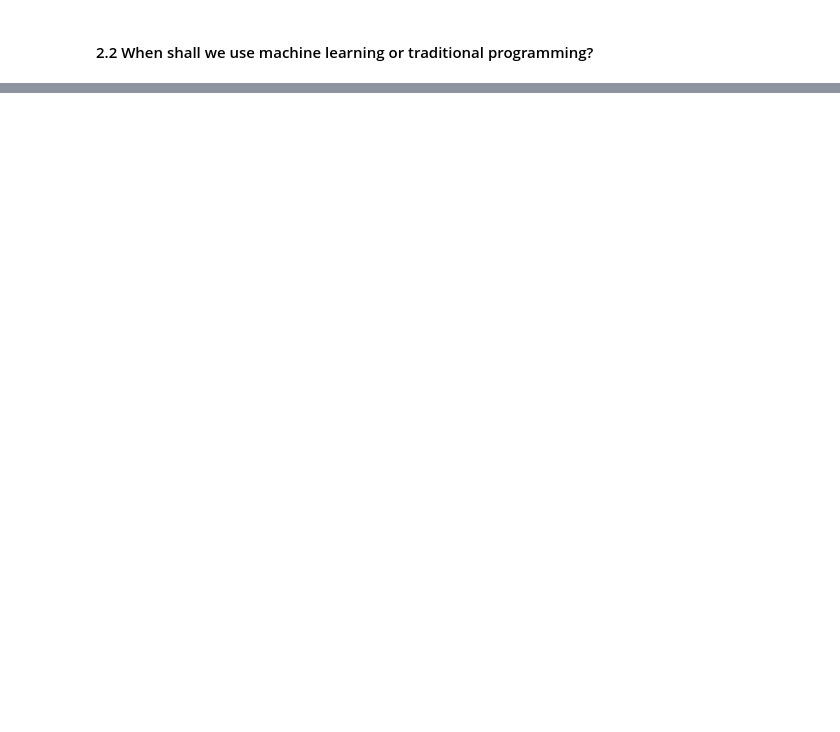
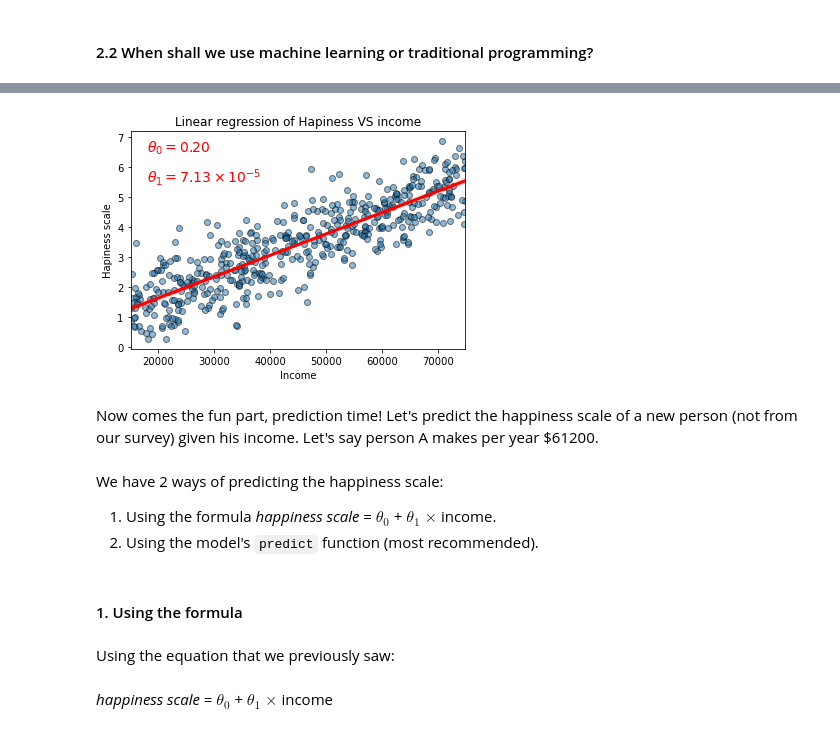
Before and after one commit to semasuka/blog, a Jupyter notebook: ipynb/Demystify Machine Learning.ipynb, the cells around one changed output, grey strips where cells are left out. Saved outputs shown, nothing was run; the diff lists cells and outputs as text; code cells hidden in the pictures; blank space fills up the shorter version.

````diff
--- a/ipynb/Demystify Machine Learning.ipynb
+++ b/ipynb/Demystify Machine Learning.ipynb
@@ -70,0 +307,23 @@ I strong believe that machine learning and traditional programming will co-estis
+# %%
+sns.regplot(x=income_data["income"],y=income_data["happiness"],line_kws={"color":"red","linewidth":3},scatter_kws={"alpha":0.5,"edgecolor":"black"})
+plt.text(18000,6.5, r"$\theta_{0} = 0.20$",fontsize=14,color="r")
+plt.text(18000,5.5, r"$\theta_{1} = 7.13 \times 10^{-5}$",fontsize=14,color="r")
+plt.title("Linear regression of Hapiness VS income")
+plt.xlabel("Income")
+plt.ylabel("Hapiness scale")
+plt.show()
+# %% [output]
+[figure, added]
+# %% [markdown]
+Now comes the fun part, prediction time! Let's predict the happiness scale of a new person (not from our survey) given his income.  Let's say person A makes per year \$61200.
+# %% [markdown]
+We have 2 ways of predicting the happiness scale:
+
+   1. Using the formula *happiness scale* = $\theta_{0}$ + $\theta_{1}$ $\times$ income.
+   2. Using the model's ```predict``` function (most recommended).
+# %% [markdown]
+#### 1. Using the formula
+# %% [markdown]
+Using the equation that we previously saw:
+# %% [markdown]
+*happiness scale* = $\theta_{0}$ + $\theta_{1}$ $\times$ income
````
Also changed, not shown: parts of 143 cells of this notebook, 16 other files.
